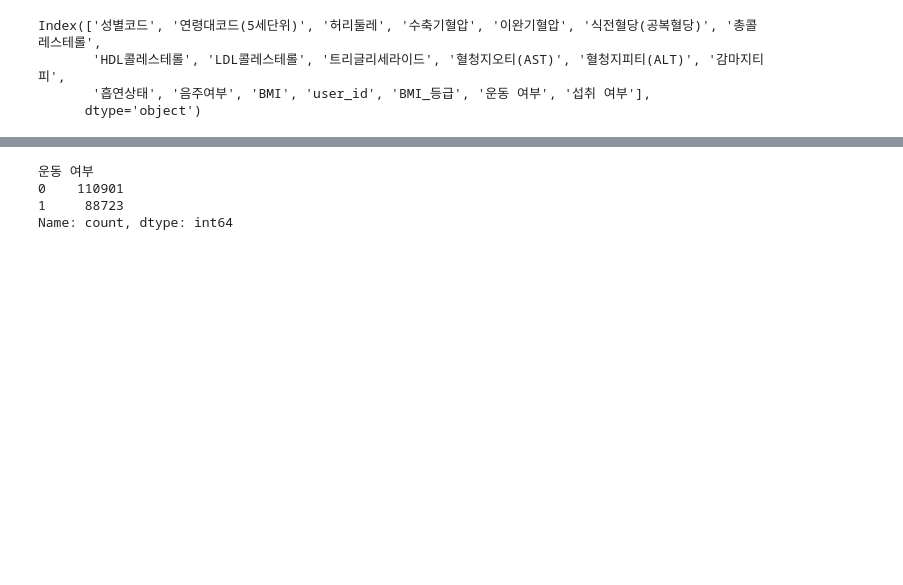
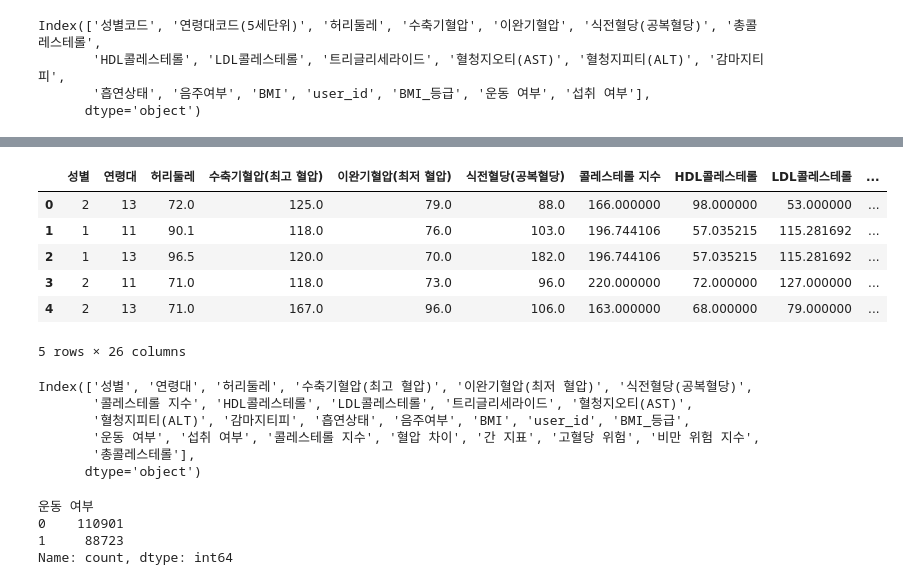
Before and after one commit to mybear1109/bmi_app, a Jupyter notebook: data/beta2.ipynb, the cells around one changed output, grey strips where cells are left out. Cells and saved outputs as stored; diff of their text form; code cells hidden in the pictures; blank space fills up the shorter version.

```diff
--- a/data/beta2.ipynb
+++ b/data/beta2.ipynb
@@ -160,0 +224,24 @@ merged_data
+# %%
+# ✅ 기존 데이터 유지하면서 새로운 컬럼 추가
+merged_data = create_features(merged_data)
+# %%
+
+# ✅ 결과 확인
+merged_data.head()
+# %% [output]
+|  | 성별 | 연령대 | 허리둘레 | 수축기혈압(최고 혈압) | 이완기혈압(최저 혈압) | 식전혈당(공복혈당) | 콜레스테롤 지수 | HDL콜레스테롤 | LDL콜레스테롤 | ... |
+| 0 | 2 | 13 | 72.0 | 125.0 | 79.0 | 88.0 | 166.000000 | 98.000000 | 53.000000 | ... |
+| 1 | 1 | 11 | 90.1 | 118.0 | 76.0 | 103.0 | 196.744106 | 57.035215 | 115.281692 | ... |
+| 2 | 1 | 13 | 96.5 | 120.0 | 70.0 | 182.0 | 196.744106 | 57.035215 | 115.281692 | ... |
+| 3 | 2 | 11 | 71.0 | 118.0 | 73.0 | 96.0 | 220.000000 | 72.000000 | 127.000000 | ... |
+| 4 | 2 | 13 | 71.0 | 167.0 | 96.0 | 106.0 | 163.000000 | 68.000000 | 79.000000 | ... |
+5 rows × 26 columns
+# %%
+merged_data.columns
+# %% [output]
+Index(['성별', '연령대', '허리둘레', '수축기혈압(최고 혈압)', '이완기혈압(최저 혈압)', '식전혈당(공복혈당)',
+       '콜레스테롤 지수', 'HDL콜레스테롤', 'LDL콜레스테롤', '트리글리세라이드', '혈청지오티(AST)',
+       '혈청지피티(ALT)', '감마지티피', '흡연상태', '음주여부', 'BMI', 'user_id', 'BMI_등급',
+       '운동 여부', '섭취 여부', '콜레스테롤 지수', '혈압 차이', '간 지표', '고혈당 위험', '비만 위험 지수',
+       '총콜레스테롤'],
+      dtype='object')
```
Also changed, not shown: parts of 20 cells of this notebook, 34 other files.
